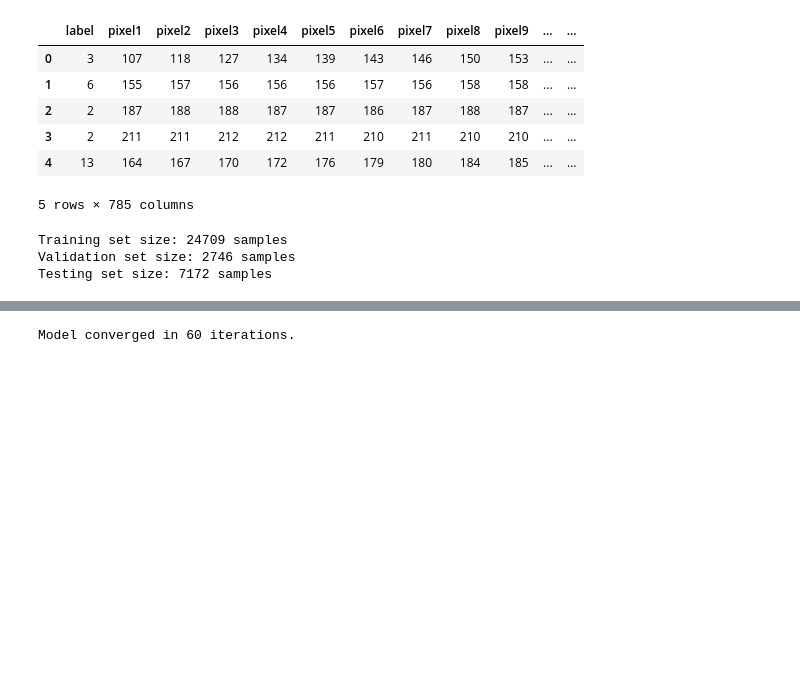
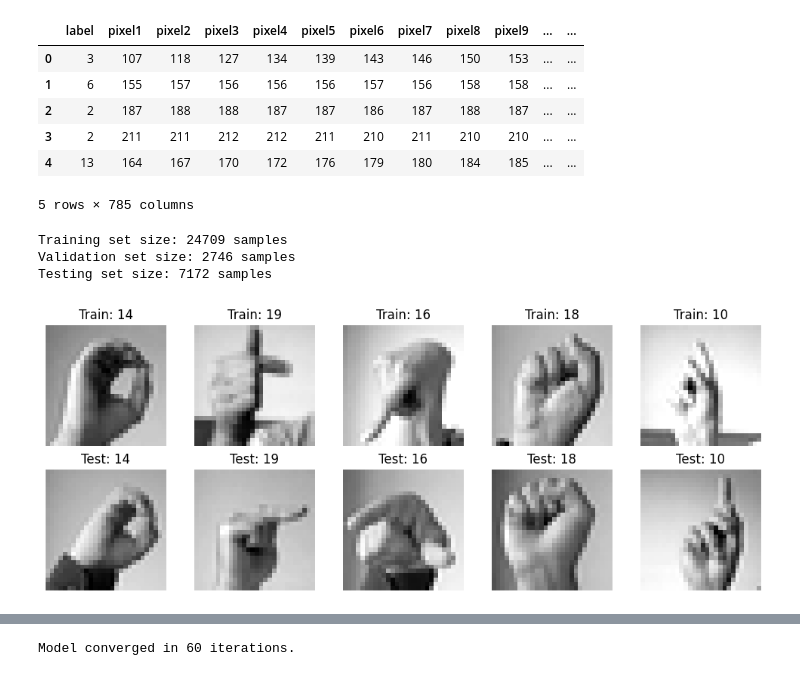
Before and after one commit to eleftheriaa/American-Sign-Language-Detection, a Jupyter notebook: nn/main_model.ipynb, the cells around one changed output, grey strips where cells are left out. Cells and saved outputs as stored; diff of their text form; code cells hidden in the pictures; blank space fills up the shorter version.

```diff
--- a/nn/main_model.ipynb
+++ b/nn/main_model.ipynb
@@ -49,6 +49,59 @@ print(f"Testing set size: {X_test.shape[0]} samples")
 Training set size: 24709 samples
 Validation set size: 2746 samples
 Testing set size: 7172 samples
+# %%
+import numpy as np
+import matplotlib.pyplot as plt
+
+# Convert to numpy just to be safe
+X_train_np = np.array(X_train)
+y_train_np = np.array(y_train)
+X_test_np  = np.array(X_test)
+y_test_np  = np.array(y_test)
+
+def show_random_matching_examples(X_train, y_train, X_test, y_test, n=5):
+    plt.figure(figsize=(10, 4))
+
+    # Randomly pick n training indices
+    train_indices = np.random.choice(len(X_train), size=n, replace=False)
+
+    for i, t_idx in enumerate(train_indices):
+
+        label = y_train[t_idx]  # training label
+
+        # Find test samples with same label
+        test_candidates = np.where(y_test == label)[0]
+
+        # If none exist (unlikely), skip
+        if len(test_candidates) == 0:
+            continue
+
+        # Pick a random test index with same label
+        test_idx = np.random.choice(test_candidates)
+
+        # Extract images
+        train_img = X_train[t_idx].reshape(28, 28)
+        test_img  = X_test[test_idx].reshape(28, 28)
+
+        # Plot training image
+        plt.subplot(2, n, i+1)
+        plt.imshow(train_img, cmap="gray")
+        plt.title(f"Train: {label}")
+        plt.axis("off")
+
+        # Plot test image
+        plt.subplot(2, n, i+1+n)
+        plt.imshow(test_img, cmap="gray")
+        plt.title(f"Test: {label}")
+        plt.axis("off")
+
+    plt.tight_layout()
+    plt.show()
+
+# Show 5 random pairs
+show_random_matching_examples(X_train_np, y_train_np, X_test_np, y_test_np, n=5)
+# %% [output]
+[figure, added]
 # %%
 
 def show_image_by_condition( pixels, labels, label_condition=None, numbers=24, img_size=28):
```
Also changed, not shown: parts of 13 cells of this notebook, 7 other files.
